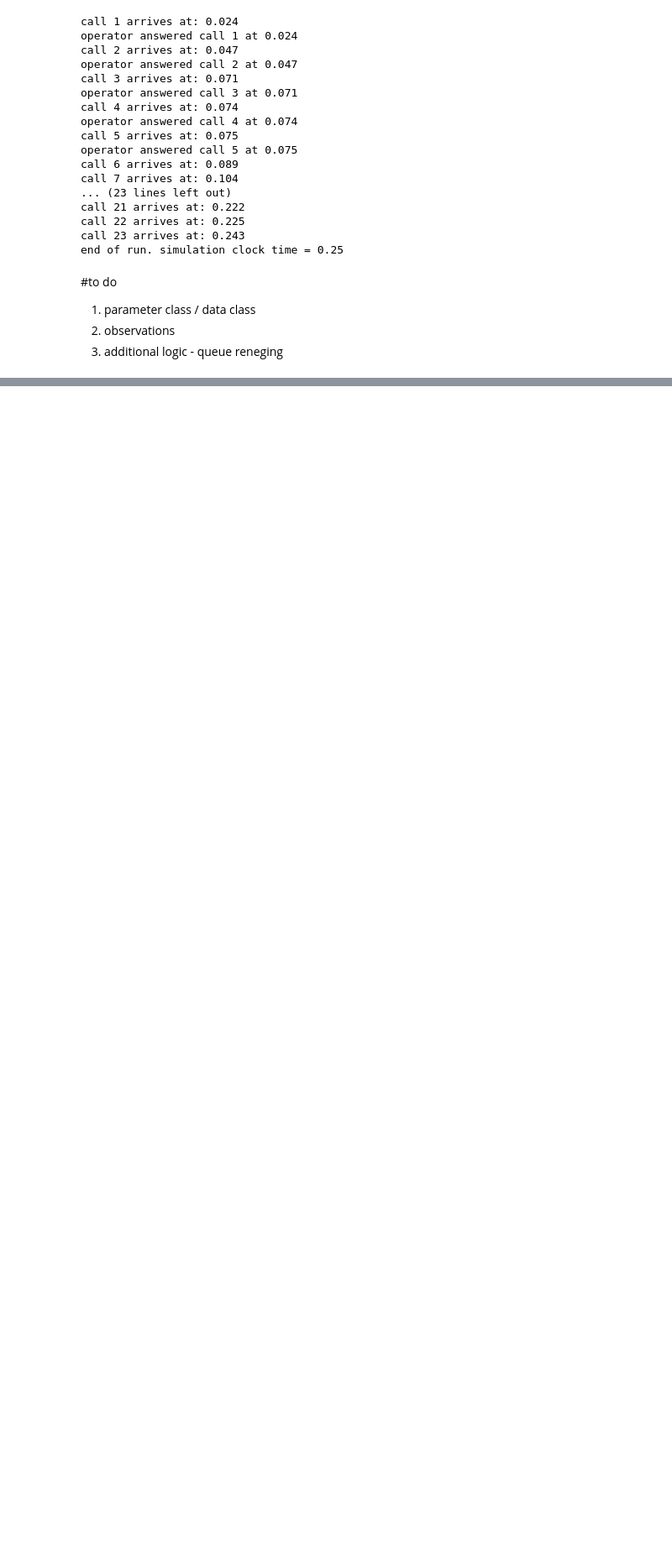
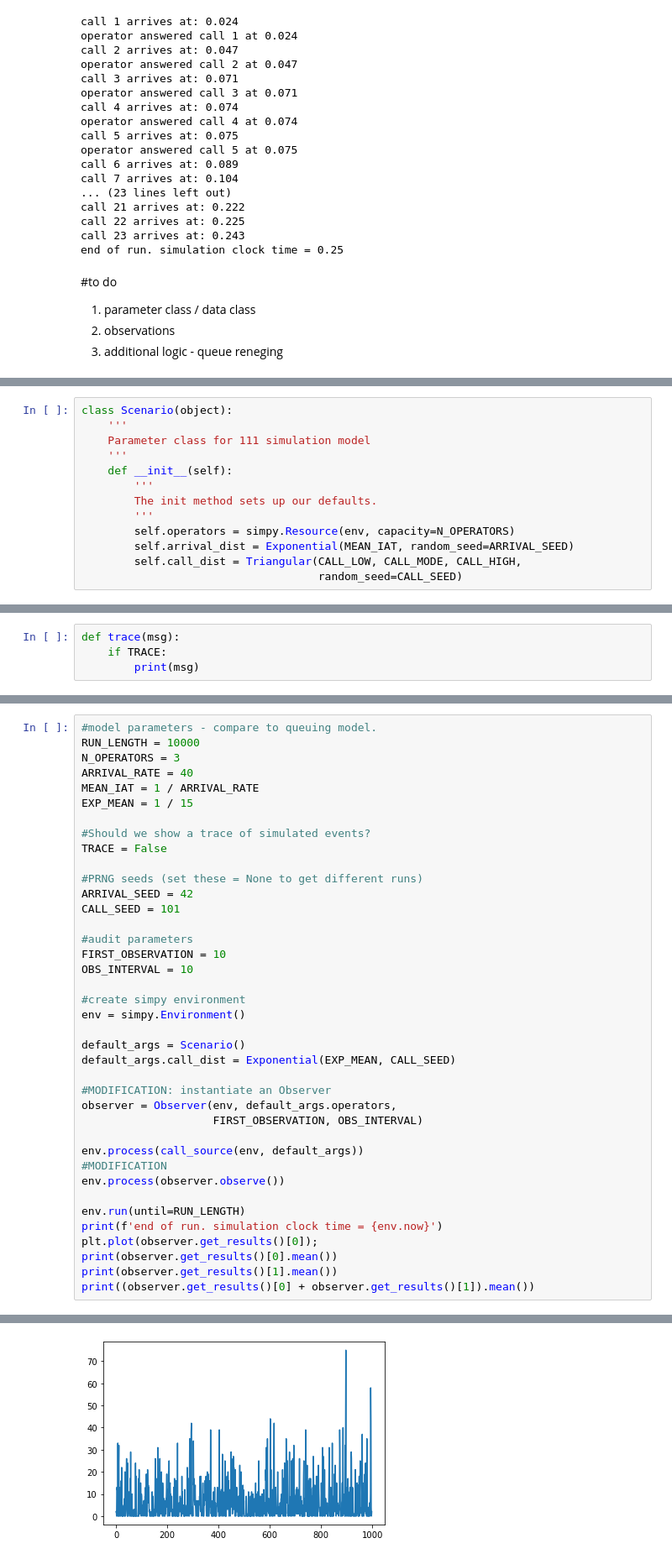
Before and after one commit to health-data-science-OR/stochastic_systems, a Jupyter notebook: labs/simulation/simulation_lab1.ipynb, the cells around one changed output, grey strips where cells are left out. Shown at 84% size. Drawn from its saved outputs; the diff is of its cells as text; blank space fills up the shorter version.

```diff
--- a/labs/simulation/simulation_lab1.ipynb
+++ b/labs/simulation/simulation_lab1.ipynb
@@ -874,0 +877,13 @@ xy.shape
+# %%
+class Scenario(object):
+    '''
+    Parameter class for 111 simulation model
+    '''
+    def __init__(self):
+        '''
+        The init method sets up our defaults.
+        '''
+        self.operators = simpy.Resource(env, capacity=N_OPERATORS)
+        self.arrival_dist = Exponential(MEAN_IAT, random_seed=ARRIVAL_SEED)
+        self.call_dist = Triangular(CALL_LOW, CALL_MODE, CALL_HIGH,
+                                    random_seed=CALL_SEED)
@@ -874,0 +922,4 @@ xy.shape
+# %%
+def trace(msg):
+    if TRACE:
+        print(msg)
@@ -874,0 +1098,40 @@ xy.shape
+# %%
+#model parameters - compare to queuing model.
+RUN_LENGTH = 10000
+N_OPERATORS = 3
+ARRIVAL_RATE = 40
+MEAN_IAT = 1 / ARRIVAL_RATE
+EXP_MEAN = 1 / 15
+
+#Should we show a trace of simulated events?
+TRACE = False
+
+#PRNG seeds (set these = None to get different runs)
+ARRIVAL_SEED = 42
+CALL_SEED = 101
+
+#audit parameters
+FIRST_OBSERVATION = 10
+OBS_INTERVAL = 10
+
+#create simpy environment
+env = simpy.Environment()
+
+default_args = Scenario()
+default_args.call_dist = Exponential(EXP_MEAN, CALL_SEED)
+
+#MODIFICATION: instantiate an Observer
+observer = Observer(env, default_args.operators,
+                    FIRST_OBSERVATION, OBS_INTERVAL)
+
+env.process(call_source(env, default_args))
+#MODIFICATION
+env.process(observer.observe())
+
+env.run(until=RUN_LENGTH)
+print(f'end of run. simulation clock time = {env.now}')
+plt.plot(observer.get_results()[0]);
+print(observer.get_results()[0].mean())
+print(observer.get_results()[1].mean())
+print((observer.get_results()[0] + observer.get_results()[1]).mean())
+# %% [output]
@@ -874,0 +1142 @@ xy.shape
+[figure, added]
```
Also changed, not shown: parts of 32 cells of this notebook, 1 other file.
